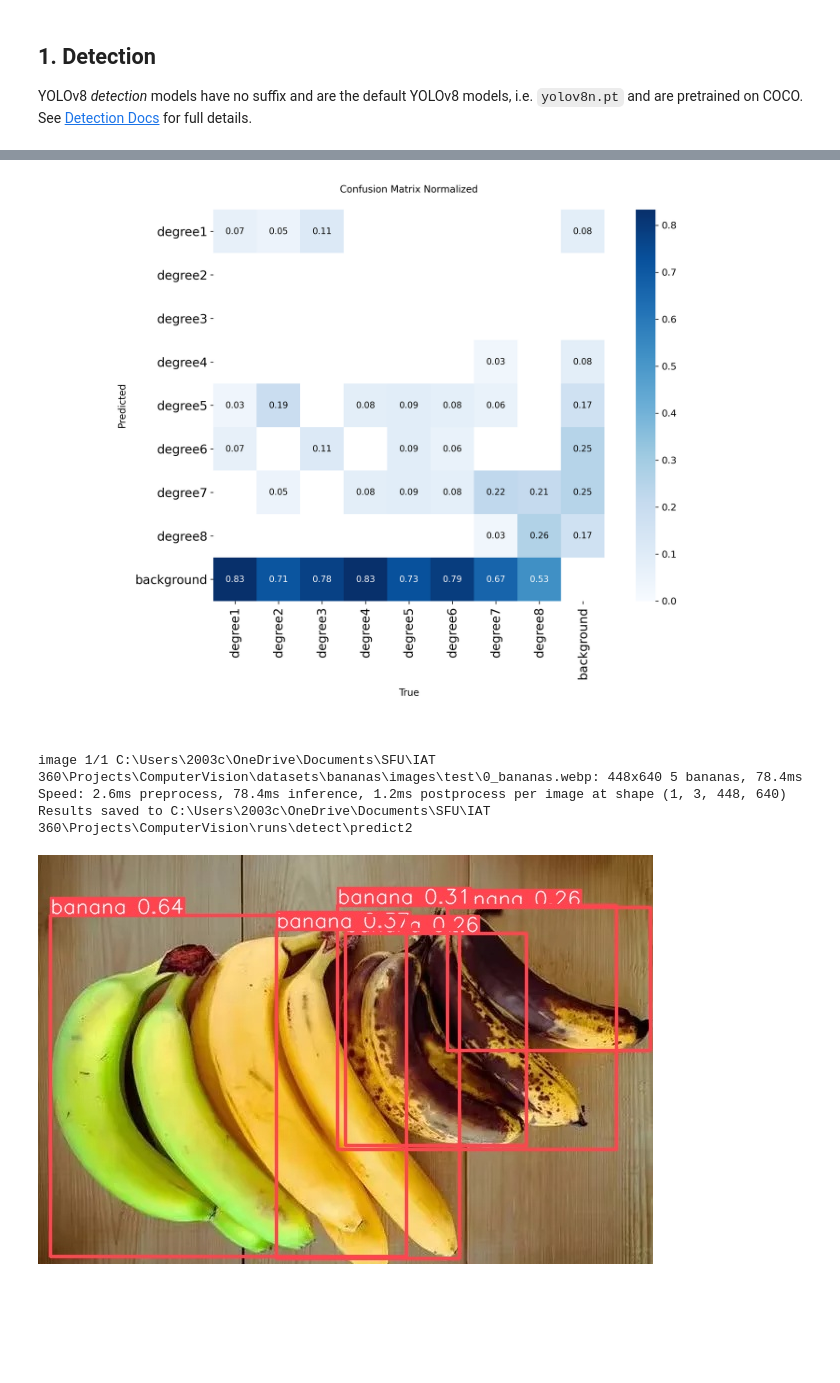
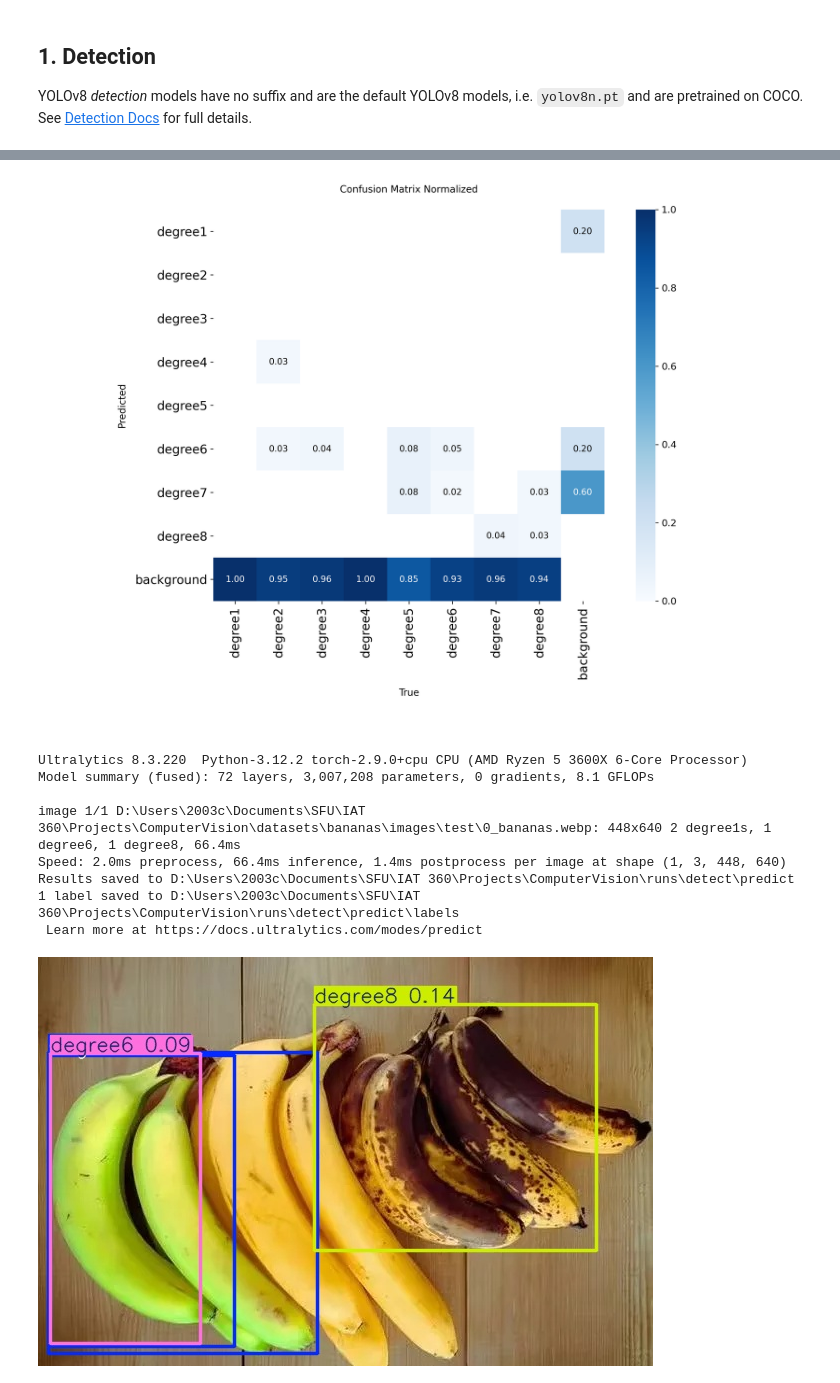
Before and after one commit to Bca72/Computer-Vision-Project-Overview, a Jupyter notebook: Copy_of_YOLOv8_Tutorial.ipynb, the cells around one changed output, grey strips where cells are left out. Saved outputs shown, nothing was run; the diff lists cells and outputs as text; code cells hidden in the pictures; blank space fills up the shorter version.

```diff
--- a/Copy_of_YOLOv8_Tutorial.ipynb
+++ b/Copy_of_YOLOv8_Tutorial.ipynb
@@ -137,23 +148,30 @@ Image.open('runs/detect/train/confusion_matrix.png')
 %matplotlib inline
 from PIL import Image
 
-Image.open('runs/detect/train/confusion_matrix_normalized.png')
+Image.open('runs/detect/test/confusion_matrix_normalized.png')
 # %% [output]
-[figure, old version]
+[figure, new version]
 # %%
-model = YOLO('yolov8n.pt')  # load a custom model
-
 # Predict with the model with an image
-results = model('datasets/bananas/images/test/0_bananas.webp', save=True)
+!yolo detect predict \
+    model=runs/detect/train/weights/best.pt \
+    source='datasets/bananas/images/test/0_bananas.webp' \
+    conf=0.05 \
+    save=True save_txt=True save_conf=True
 # %% [output]
-image 1/1 C:\Users\2003c\OneDrive\Documents\SFU\IAT 360\Projects\ComputerVision\datasets\bananas\images\test\0_bananas.webp: 448x640 5 bananas, 78.4ms
-Speed: 2.6ms preprocess, 78.4ms inference, 1.2ms postprocess per image at shape (1, 3, 448, 640)
-Results saved to C:\Users\2003c\OneDrive\Documents\SFU\IAT 360\Projects\ComputerVision\runs\detect\predict2
+Ultralytics 8.3.220  Python-3.12.2 torch-2.9.0+cpu CPU (AMD Ryzen 5 3600X 6-Core Processor)
+Model summary (fused): 72 layers, 3,007,208 parameters, 0 gradients, 8.1 GFLOPs
+
+image 1/1 D:\Users\2003c\Documents\SFU\IAT 360\Projects\ComputerVision\datasets\bananas\images\test\0_bananas.webp: 448x640 2 degree1s, 1 degree6, 1 degree8, 66.4ms
+Speed: 2.0ms preprocess, 66.4ms inference, 1.4ms postprocess per image at shape (1, 3, 448, 640)
+Results saved to D:\Users\2003c\Documents\SFU\IAT 360\Projects\ComputerVision\runs\detect\predict
+1 label saved to D:\Users\2003c\Documents\SFU\IAT 360\Projects\ComputerVision\runs\detect\predict\labels
+ Learn more at https://docs.ultralytics.com/modes/predict
 # %%
 # SHOW THE IMAGE STORED
 %matplotlib inline
 from PIL import Image
 
-Image.open('runs/detect/predict2/0_bananas.jpg')
+Image.open('runs/detect/predict/0_bananas.jpg')
 # %% [output]
-[figure, old version]
+[figure, new version]
```
Also changed, not shown: parts of 9 cells of this notebook.
